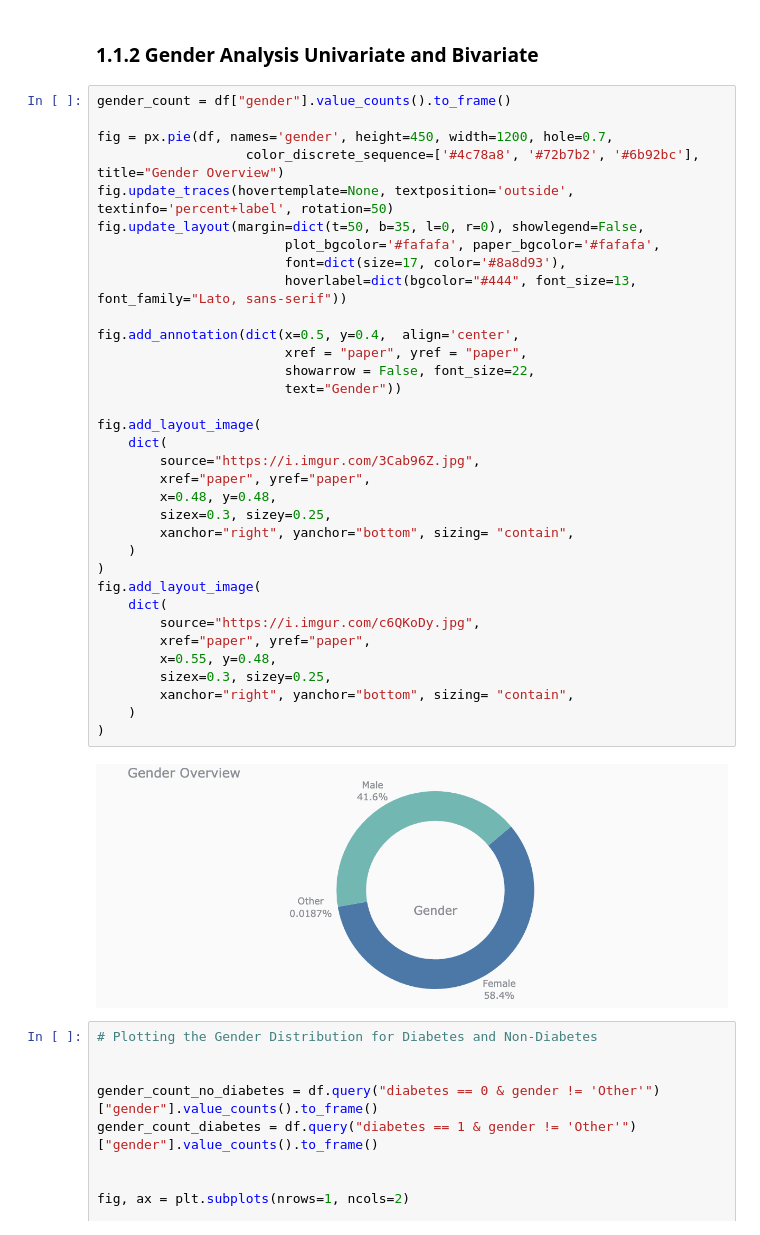
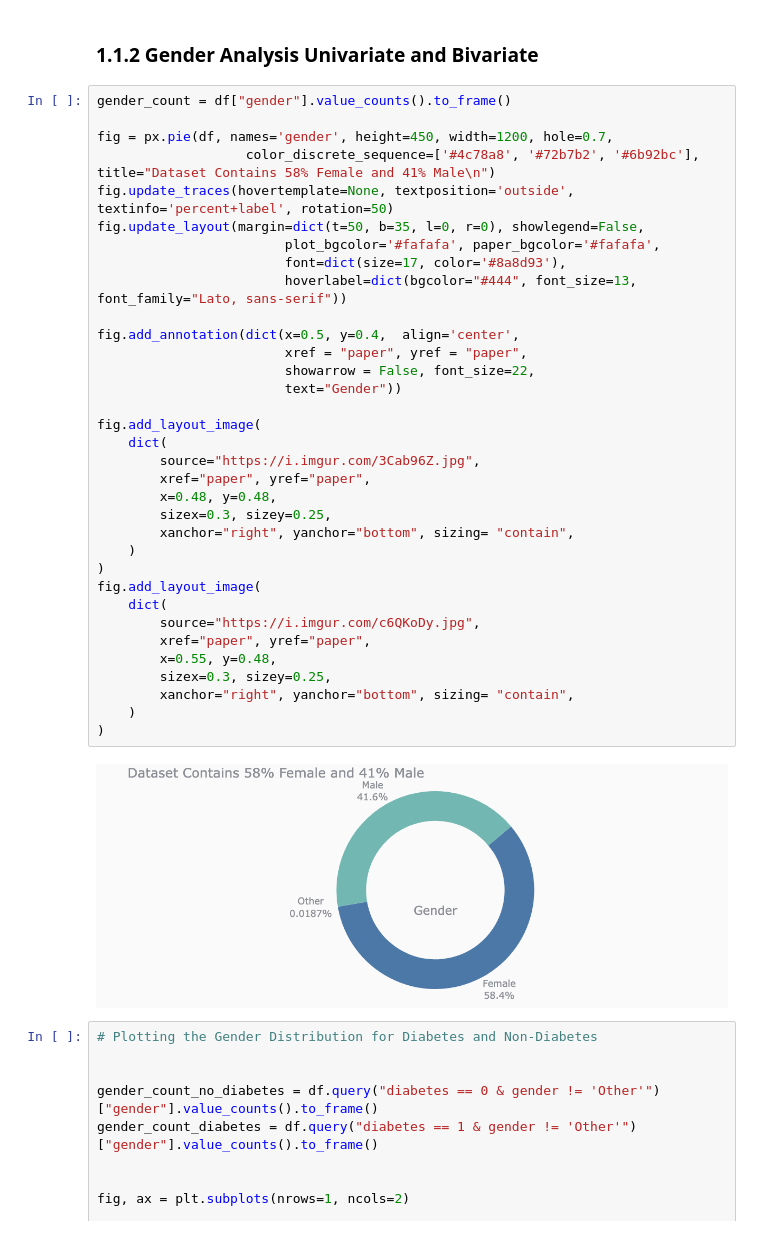
Before and after one commit to arezazadeh/CapstoneProjectOnDiabetes, a Jupyter notebook: predicting_diabetes_updated.ipynb, the cells around one changed output. Saved outputs shown, nothing was run; the diff lists cells and outputs as text.

```diff
--- a/predicting_diabetes_updated.ipynb
+++ b/predicting_diabetes_updated.ipynb
@@ -189,38 +205,38 @@ fig.update_layout(title_text="The Higher the Age the more likely to be diabetic"
 gender_count = df["gender"].value_counts().to_frame()
 
 fig = px.pie(df, names='gender', height=450, width=1200, hole=0.7,
-                   color_discrete_sequence=['#4c78a8', '#72b7b2', '#6b92bc'], title="Gender Overview")
+                   color_discrete_sequence=['#4c78a8', '#72b7b2', '#6b92bc'], title="Dataset Contains 58% Female and 41% Male\n")
 fig.update_traces(hovertemplate=None, textposition='outside', textinfo='percent+label', rotation=50)
 fig.update_layout(margin=dict(t=50, b=35, l=0, r=0), showlegend=False,
                         plot_bgcolor='#fafafa', paper_bgcolor='#fafafa',
                         font=dict(size=17, color='#8a8d93'),
                         hoverlabel=dict(bgcolor="#444", font_size=13, font_family="Lato, sans-serif"))
 
 fig.add_annotation(dict(x=0.5, y=0.4,  align='center',
                         xref = "paper", yref = "paper",
                         showarrow = False, font_size=22,
                         text="Gender"))
 
 fig.add_layout_image(
     dict(
         source="https://i.imgur.com/3Cab96Z.jpg",
         xref="paper", yref="paper",
         x=0.48, y=0.48,
         sizex=0.3, sizey=0.25,
         xanchor="right", yanchor="bottom", sizing= "contain",
     )
 )
 fig.add_layout_image(
     dict(
         source="https://i.imgur.com/c6QKoDy.jpg",
         xref="paper", yref="paper",
         x=0.55, y=0.48,
         sizex=0.3, sizey=0.25,
         xanchor="right", yanchor="bottom", sizing= "contain",
     )
 )
 # %% [output]
-[figure, old version]
+[figure, new version]
 # %%
 # Plotting the Gender Distribution for Diabetes and Non-Diabetes
 
```
Also changed, not shown: parts of 8 cells of this notebook, 9 other files.
